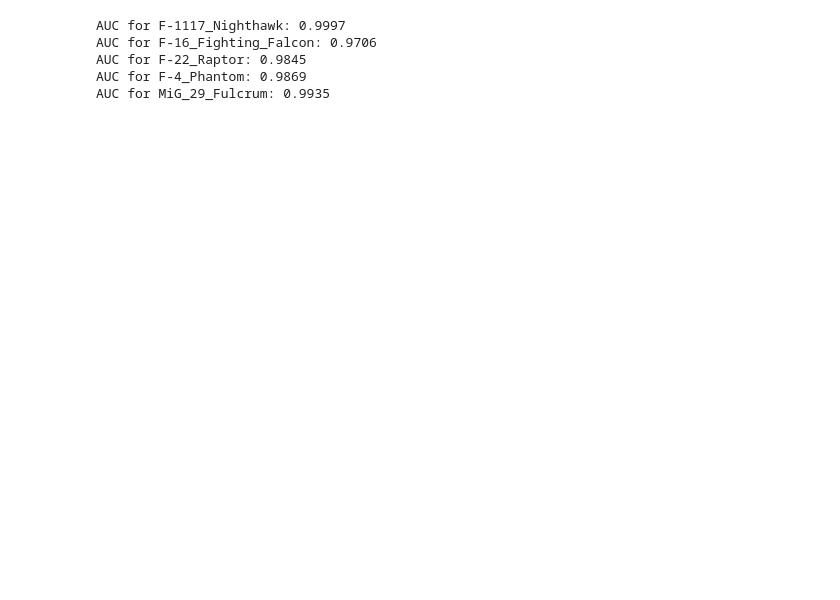
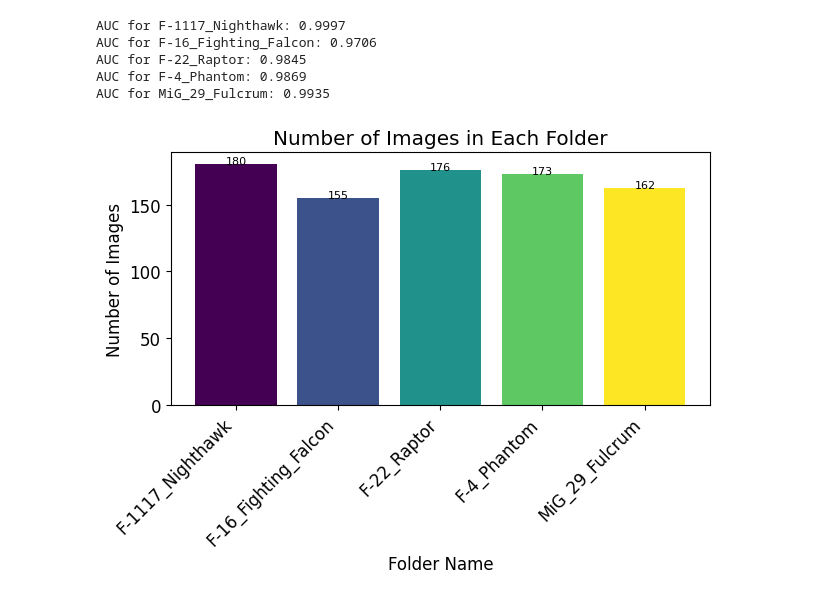
Before and after one commit to Wouter-Sls/FighterjetImageClassification, a Jupyter notebook: FighterjetsOneFitadam.ipynb, the cells around one changed output. Drawn from its saved outputs; the diff is of its cells as text; code cells hidden in the pictures; blank space fills up the shorter version.

```diff
--- a/FighterjetsOneFitadam.ipynb
+++ b/FighterjetsOneFitadam.ipynb
@@ -234,3 +234,47 @@ AUC for F-16_Fighting_Falcon: 0.9706
 AUC for F-22_Raptor: 0.9845
 AUC for F-4_Phantom: 0.9869
 AUC for MiG_29_Fulcrum: 0.9935
+# %%
+import os
+import matplotlib.pyplot as plt
+import numpy as np
+
+def count_images_in_folder(folder_path):
+    try:
+        return len([f for f in os.listdir(folder_path) if f.lower().endswith(('.png', '.jpg', '.jpeg', '.gif'))])
+    except FileNotFoundError:
+        return 0
+
+def create_bar_graph(data_folder):
+    folders = [f for f in os.listdir(data_folder) if os.path.isdir(os.path.join(data_folder, f))]
+
+    folder_names = []
+    image_counts = []
+
+    for folder in folders:
+        folder_path = os.path.join(data_folder, folder)
+        image_count = count_images_in_folder(folder_path)
+
+        folder_names.append(folder)
+        image_counts.append(image_count)
+
+    # Assign different colors to each bar
+    colors = plt.cm.viridis(np.linspace(0, 1, len(folder_names)))
+
+    bars = plt.bar(folder_names, image_counts, color=colors)
+
+    # Display the value on top of each bar
+    for bar, count in zip(bars, image_counts):
+        plt.text(bar.get_x() + bar.get_width() / 2 - 0.1, bar.get_height() + 0.1, str(count), fontsize=8)
+
+    plt.xlabel('Folder Name')
+    plt.ylabel('Number of Images')
+    plt.title('Number of Images in Each Folder')
+    plt.xticks(rotation=45, ha='right')  # Rotate x-axis labels for better readability
+    plt.tight_layout()
+
+    plt.show()
+
+create_bar_graph(path)
+# %% [output]
+[figure, added]
```
